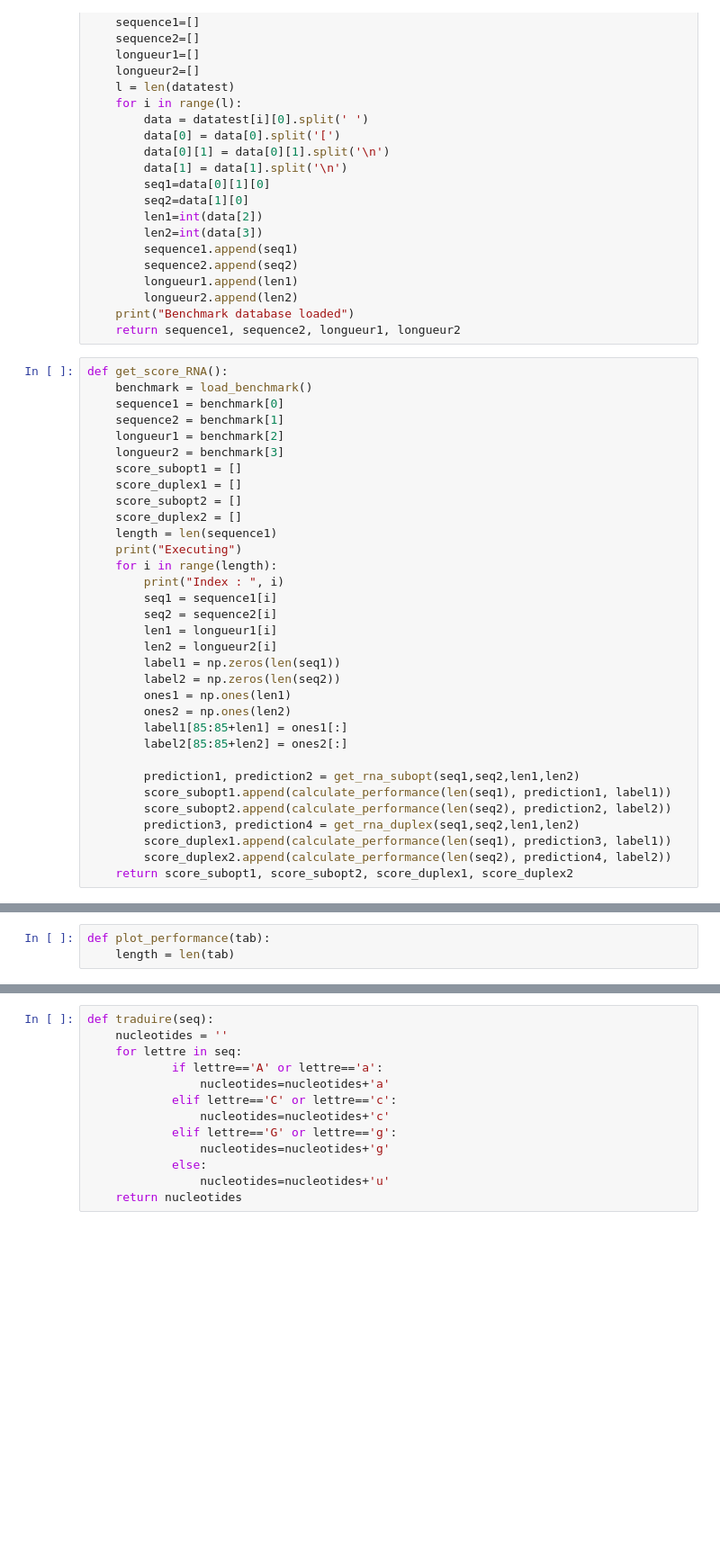
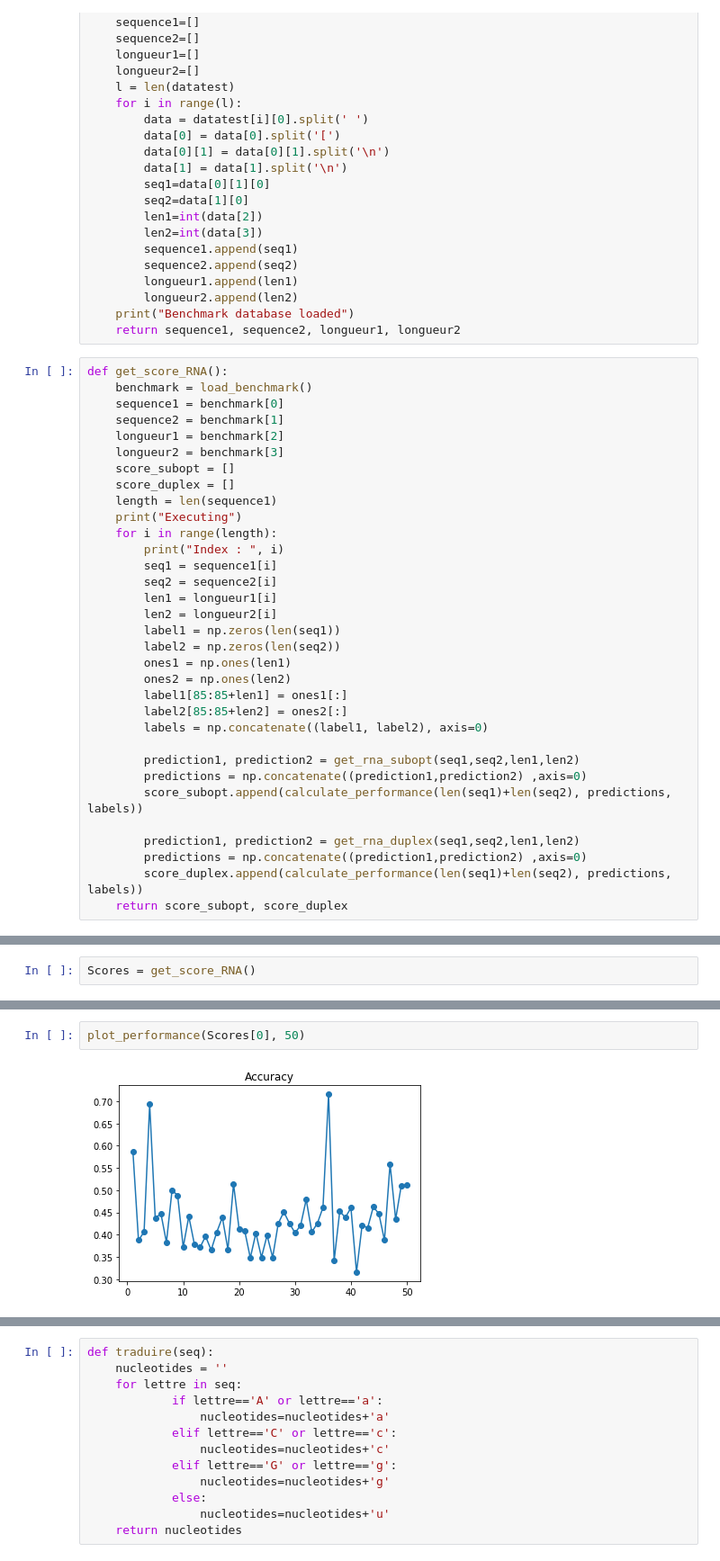
Before and after one commit to kooli89/Cassiop-e, a Jupyter notebook: get_data/benchmarkRISE.ipynb, the cells around one changed output, grey strips where cells are left out. Shown at 90% size. Cells and saved outputs as stored; diff of their text form; blank space fills up the shorter version.

```diff
--- a/get_data/benchmarkRISE.ipynb
+++ b/get_data/benchmarkRISE.ipynb
@@ -252,10 +253,8 @@ def get_score_RNA():
     sequence2 = benchmark[1]
     longueur1 = benchmark[2]
     longueur2 = benchmark[3]
-    score_subopt1 = []
-    score_duplex1 = []
-    score_subopt2 = []
-    score_duplex2 = []
+    score_subopt = []
+    score_duplex = []
     length = len(sequence1)
     print("Executing")
     for i in range(length):
@@ -270,11 +269,13 @@ def get_score_RNA():
         ones2 = np.ones(len2)
         label1[85:85+len1] = ones1[:]
         label2[85:85+len2] = ones2[:]
+        labels = np.concatenate((label1, label2), axis=0)
 
         prediction1, prediction2 = get_rna_subopt(seq1,seq2,len1,len2)
-        score_subopt1.append(calculate_performance(len(seq1), prediction1, label1))
-        score_subopt2.append(calculate_performance(len(seq2), prediction2, label2))
-        prediction3, prediction4 = get_rna_duplex(seq1,seq2,len1,len2)
-        score_duplex1.append(calculate_performance(len(seq1), prediction3, label1))
-        score_duplex2.append(calculate_performance(len(seq2), prediction4, label2))
-    return score_subopt1, score_subopt2, score_duplex1, score_duplex2
+        predictions = np.concatenate((prediction1,prediction2) ,axis=0)
+        score_subopt.append(calculate_performance(len(seq1)+len(seq2), predictions, labels))
+
+        prediction1, prediction2 = get_rna_duplex(seq1,seq2,len1,len2)
+        predictions = np.concatenate((prediction1,prediction2) ,axis=0)
+        score_duplex.append(calculate_performance(len(seq1)+len(seq2), predictions, labels))
+    return score_subopt, score_duplex
@@ -318,3 +282,2 @@ MCC
-# %%
-def plot_performance(tab):
-    length = len(tab)
+# %%
+Scores = get_score_RNA()
@@ -320,0 +423,4 @@ def plot_performance(tab):
+# %%
+plot_performance(Scores[0], 50)
+# %% [output]
+[figure, added]
```
Also changed, not shown: parts of 10 cells of this notebook, 10 other files.
